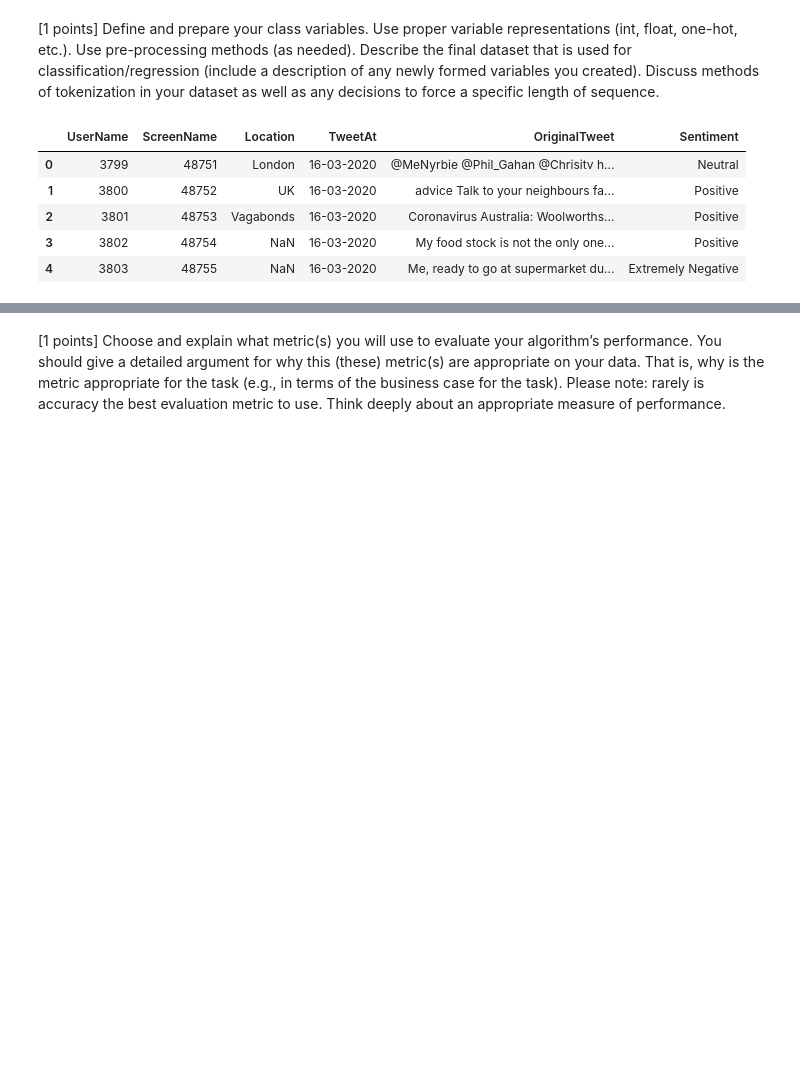
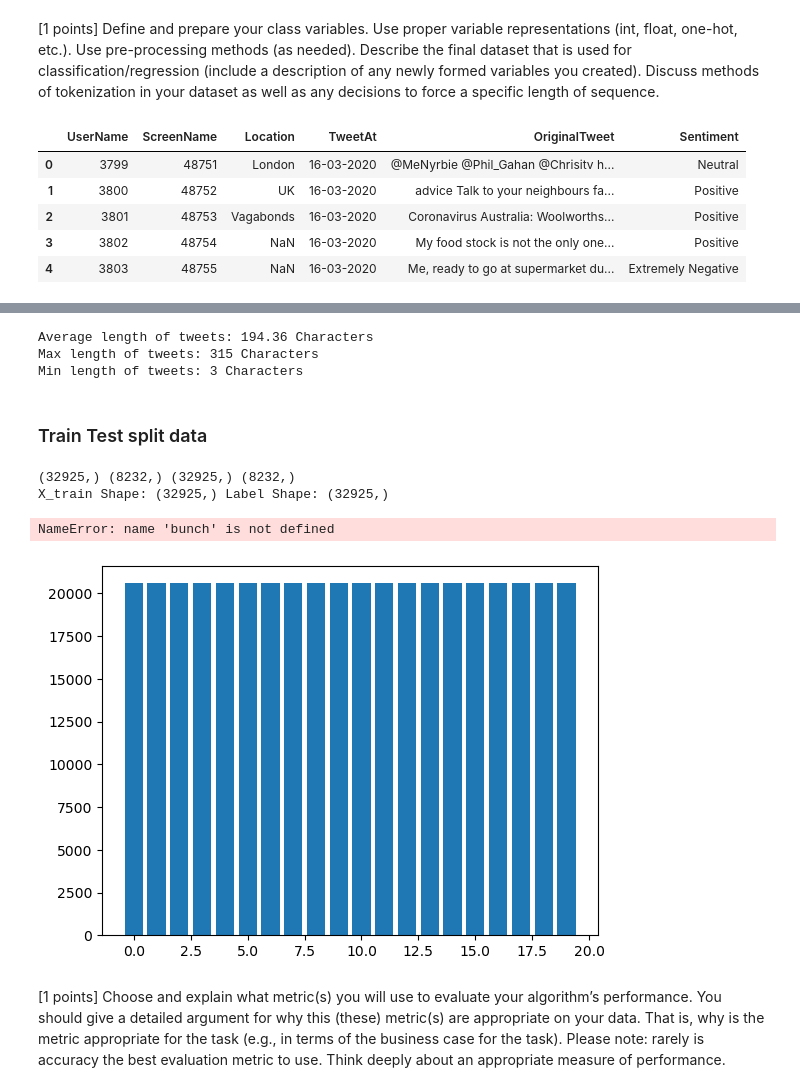
Before and after one commit to katielaird/ML_Lab_7, a Jupyter notebook: Will.ipynb, the cells around one changed output, grey strips where cells are left out. Cells and saved outputs as stored; diff of their text form; code cells hidden in the pictures; blank space fills up the shorter version.

```diff
--- a/Will.ipynb
+++ b/Will.ipynb
@@ -30,3 +134,36 @@ df.head(5)
+# %%
+avg_length = np.mean([len(tweet) for tweet in df['OriginalTweet']])
+max_length = np.max([len(tweet) for tweet in df['OriginalTweet']])
+min_length = np.min([len(tweet) for tweet in df['OriginalTweet']])
+print(f"Average length of tweets: {avg_length:.2f} Characters")
+print(f"Max length of tweets: {max_length} Characters")
+print(f"Min length of tweets: {min_length} Characters")
+# %% [output]
+Average length of tweets: 194.36 Characters
+Max length of tweets: 315 Characters
+Min length of tweets: 3 Characters
+# %% [markdown]
+### Train Test split data
+# %%
+
+from sklearn.model_selection import train_test_split
+
+X_train, X_test, y_train, y_test = train_test_split(df['OriginalTweet'], df['Sentiment'], test_size=0.2, random_state=42)
+print(X_train.shape, X_test.shape, y_train.shape, y_test.shape)
+
+
+# print some stats of the data
+print("X_train Shape:",X_train.shape, "Label Shape:", y_train.shape)
+uniq_classes = np.sum(y_train,axis=0)
+plt.bar(list(range(20)),uniq_classes)
+plt.xticks(list(range(20)), bunch.target_names, rotation='vertical')
+plt.ylabel("Number of Instances in Each Class")
+plt.show()
+# %% [output]
+(32925,) (8232,) (32925,) (8232,)
+X_train Shape: (32925,) Label Shape: (32925,)
+NameError: name 'bunch' is not defined
+[figure, added]
 # %% [markdown]
 [1 points] Choose and explain what metric(s) you will use to evaluate your algorithm’s performance. You should give a detailed argument for why this (these) metric(s) are appropriate on your data. That is, why is the metric appropriate for the task (e.g., in terms of the business case for the task). Please note: rarely is accuracy the best evaluation metric to use. Think deeply about an appropriate measure of performance.
 # %% [markdown]
```
Also changed, not shown: parts of 12 cells of this notebook.
